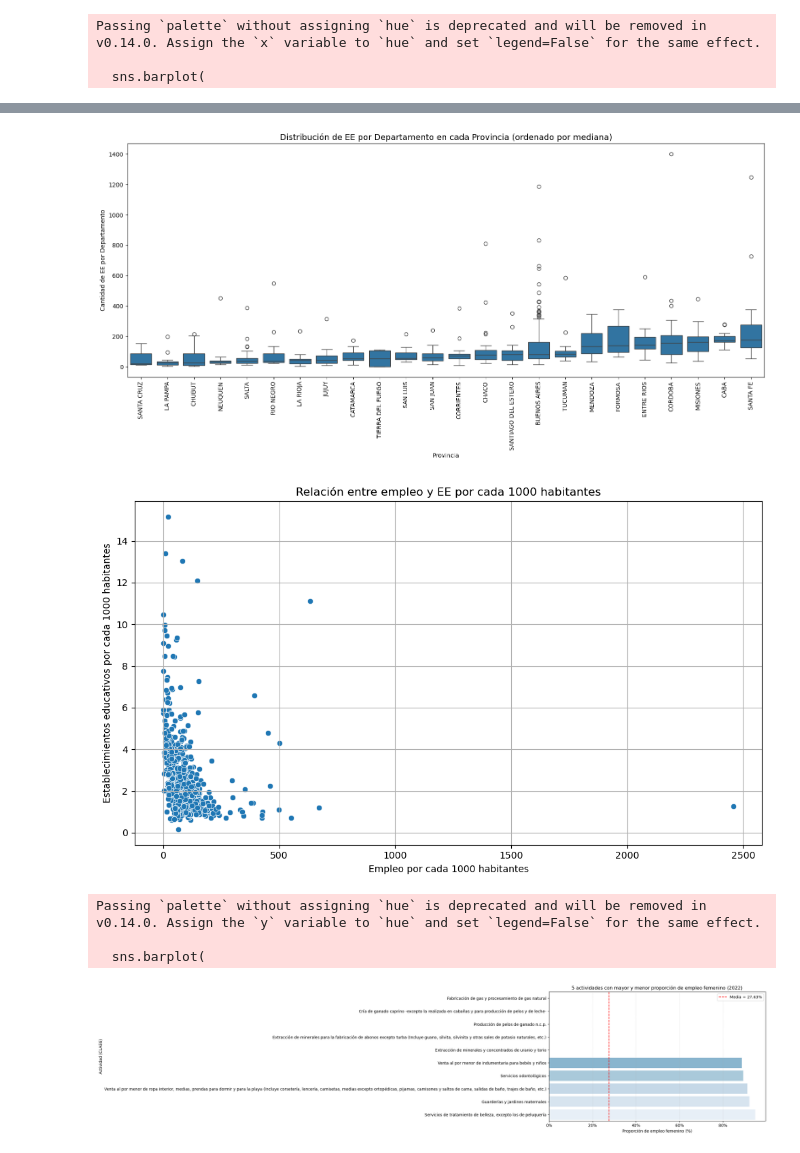
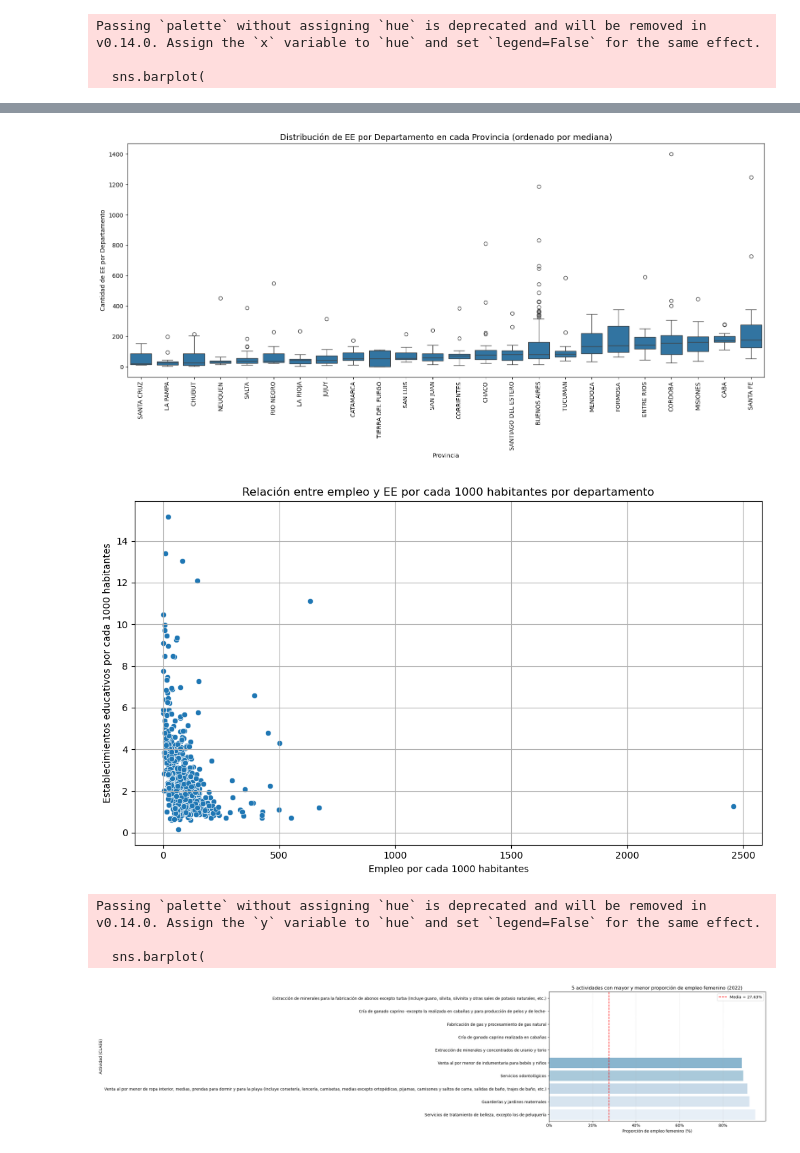
Before and after one commit to FrancoCabrera4/TP_LABO_DATOS, a Jupyter notebook: queries.ipynb, the cells around one changed output, grey strips where cells are left out. Saved outputs shown, nothing was run; the diff lists cells and outputs as text; code cells hidden in the pictures.

Commit message:
fixed order by in query

```diff
--- a/queries.ipynb
+++ b/queries.ipynb
@@ -289,6 +289,7 @@ res_query2 = """
                    FROM actividad_departamento
                    GROUP BY id_departamento) act
         ON dep.id_departamento = act.id_departamento
+        ORDER BY prov.provincia ASC, empleo DESC
 """
 
 result2 = db.query(res_query2).to_df()
@@ -555,7 +556,7 @@ sns.scatterplot(
     x='empleados_por_1000',
     y='EE_por_1000'
 )
-plt.title('Relación entre empleo y EE por cada 1000 habitantes')
+plt.title('Relación entre empleo y EE por cada 1000 habitantes por departamento')
 plt.xlabel('Empleo por cada 1000 habitantes')
 plt.ylabel('Establecimientos educativos por cada 1000 habitantes')
 #plt.ylim(0, 6)
@@ -598,32 +599,32 @@ sns.barplot(
     y='clae6_desc',
     x='proporcion_mujer',
     palette='Blues_r'
 )
 
 # Línea del promedio
 plt.axvline(media_proporcion, color='red', linestyle='--', label=f'Media = {media_proporcion:.2%}')
 
 # Ajustes estéticos
 plt.title('5 actividades con mayor y menor proporción de empleo femenino (2022)', fontsize=12)
 plt.xlabel('Proporción de empleo femenino (%)')
 plt.ylabel('Actividad (CLAE6)')
 plt.legend()
 plt.grid(axis='x', linestyle=':', alpha=0.6)
 
 # Mostrar valores en porcentaje
 plt.gca().xaxis.set_major_formatter(plt.FuncFormatter(lambda x, _: f'{x*100:.0f}%'))
 
 plt.tight_layout()
 plt.show()
 # %% [output]
 Passing `palette` without assigning `hue` is deprecated and will be removed in v0.14.0. Assign the `x` variable to `hue` and set `legend=False` for the same effect.
 
   sns.barplot(
 [figure]
 [figure]
 [figure]
-[figure, old version]
+[figure, new version]
 Passing `palette` without assigning `hue` is deprecated and will be removed in v0.14.0. Assign the `y` variable to `hue` and set `legend=False` for the same effect.
 
   sns.barplot(
-[figure, old version]
+[figure, new version]
```
Also changed, not shown: parts of 1 cell of this notebook, 1 other file.
